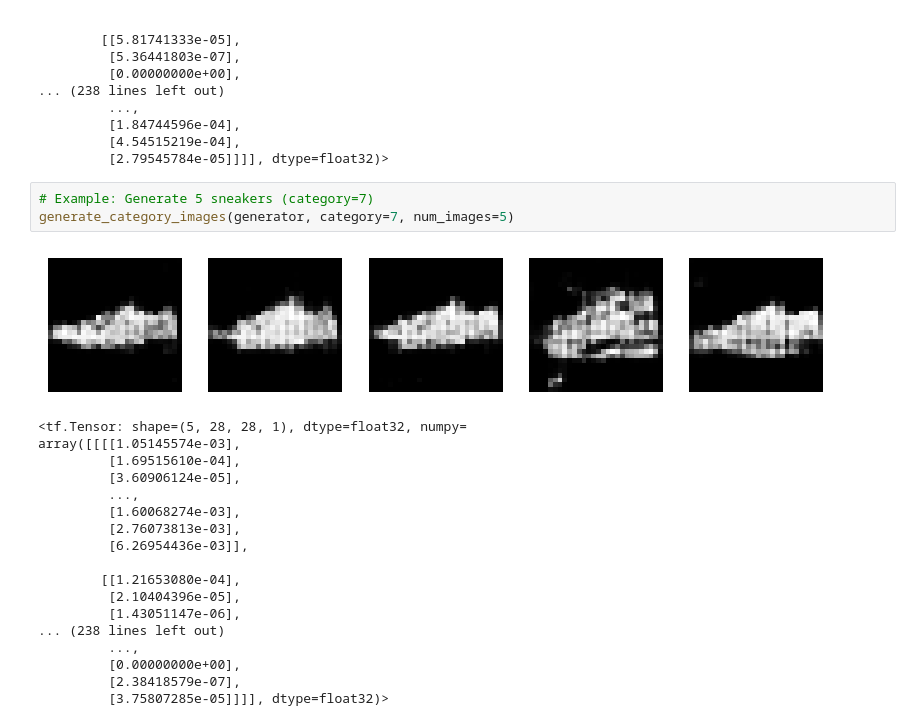
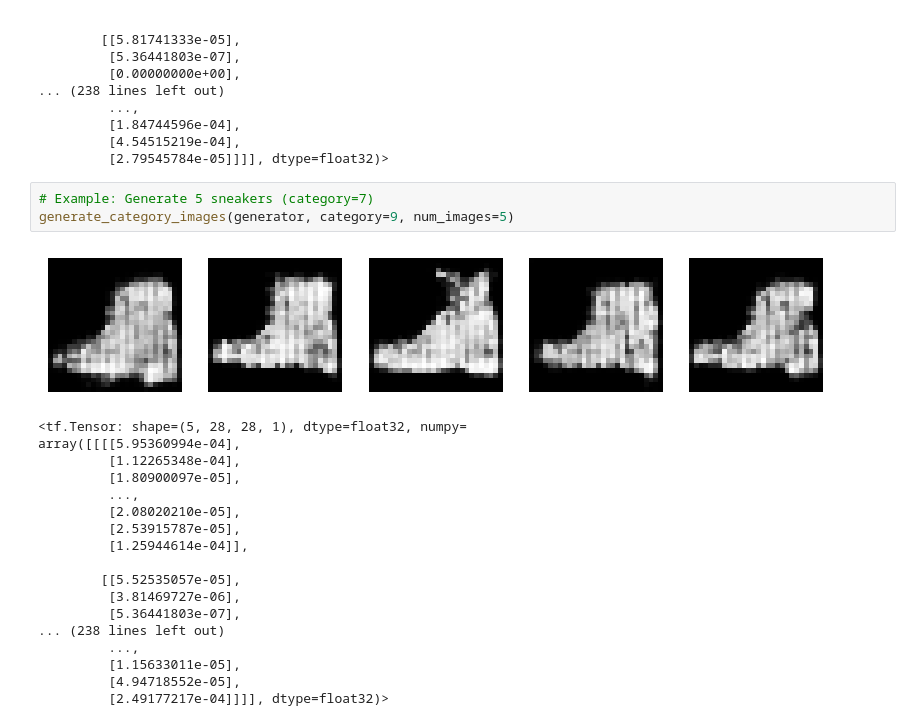
Before and after one commit to gibrano/Curso_Bourbaki_DL, a Jupyter notebook: bloque6/DL_Bloque6_GANs.ipynb, the cells around one changed output. Cells and saved outputs as stored; diff of their text form.

```diff
--- a/bloque6/DL_Bloque6_GANs.ipynb
+++ b/bloque6/DL_Bloque6_GANs.ipynb
@@ -334,23 +363,23 @@ array([[[[7.27146864e-04],
          [2.79545784e-05]]]], dtype=float32)>
 # %%
 # Example: Generate 5 sneakers (category=7)
-generate_category_images(generator, category=7, num_images=5)
+generate_category_images(generator, category=9, num_images=5)
 # %% [output]
-[figure, old version]
+[figure, new version]
 <tf.Tensor: shape=(5, 28, 28, 1), dtype=float32, numpy=
-array([[[[1.05145574e-03],
-         [1.69515610e-04],
-         [3.60906124e-05],
+array([[[[5.95360994e-04],
+         [1.12265348e-04],
+         [1.80900097e-05],
          ...,
-         [1.60068274e-03],
-         [2.76073813e-03],
-         [6.26954436e-03]],
+         [2.08020210e-05],
+         [2.53915787e-05],
+         [1.25944614e-04]],
 
-        [[1.21653080e-04],
-         [2.10404396e-05],
-         [1.43051147e-06],
+        [[5.52535057e-05],
+         [3.81469727e-06],
+         [5.36441803e-07],
 ... (238 lines left out)
          ...,
-         [0.00000000e+00],
-         [2.38418579e-07],
-         [3.75807285e-05]]]], dtype=float32)>
+         [1.15633011e-05],
+         [4.94718552e-05],
+         [2.49177217e-04]]]], dtype=float32)>
```
Also changed, not shown: parts of 9 cells of this notebook, 4 other files.
